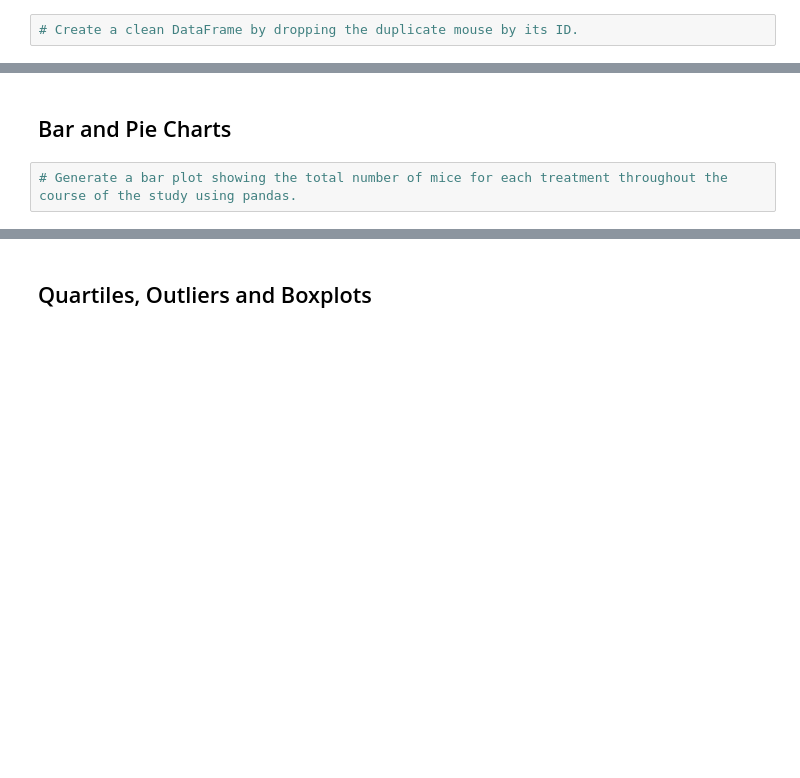
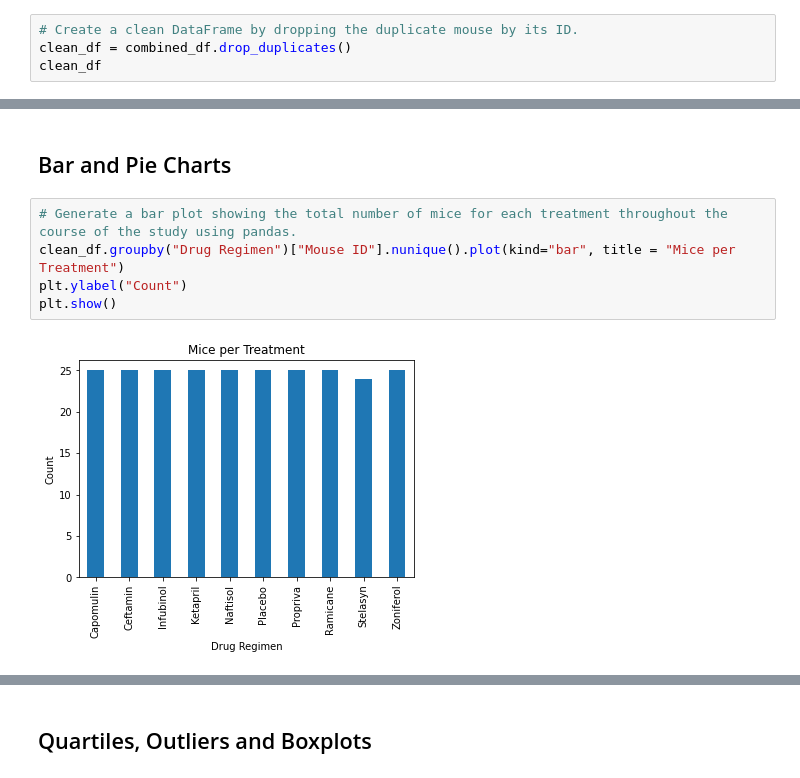
Before and after one commit to Yanwho/Matplotlib-Homework, a Jupyter notebook: Pymaceuticals/pymaceuticals_starter.ipynb, the cells around one changed output, grey strips where cells are left out. Saved outputs shown, nothing was run; the diff lists cells and outputs as text; blank space fills up the shorter version.

Commit message:
added 2 bar graphs and 1 pie graph

```diff
--- a/Pymaceuticals/pymaceuticals_starter.ipynb
+++ b/Pymaceuticals/pymaceuticals_starter.ipynb
@@ -55,2 +83,4 @@ mouse_count_total
 # %%
 # Create a clean DataFrame by dropping the duplicate mouse by its ID.
+clean_df = combined_df.drop_duplicates()
+clean_df
@@ -70,5 +118,10 @@ mouse_count_total
 ## Bar and Pie Charts
 # %%
 # Generate a bar plot showing the total number of mice for each treatment throughout the course of the study using pandas.
+clean_df.groupby("Drug Regimen")["Mouse ID"].nunique().plot(kind="bar", title = "Mice per Treatment")
+plt.ylabel("Count")
+plt.show()
+# %% [output]
+[figure, added]
 # %%
 # Generate a bar plot showing the total number of mice for each treatment throughout the course of the study using pyplot.
```
Also changed, not shown: parts of 11 cells of this notebook.
